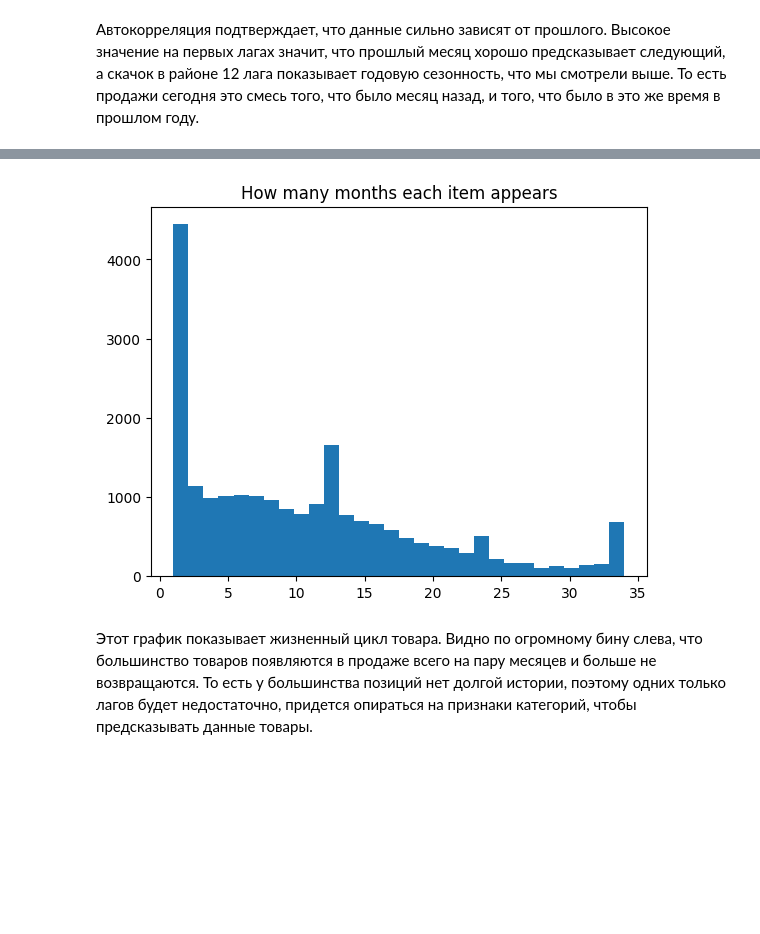
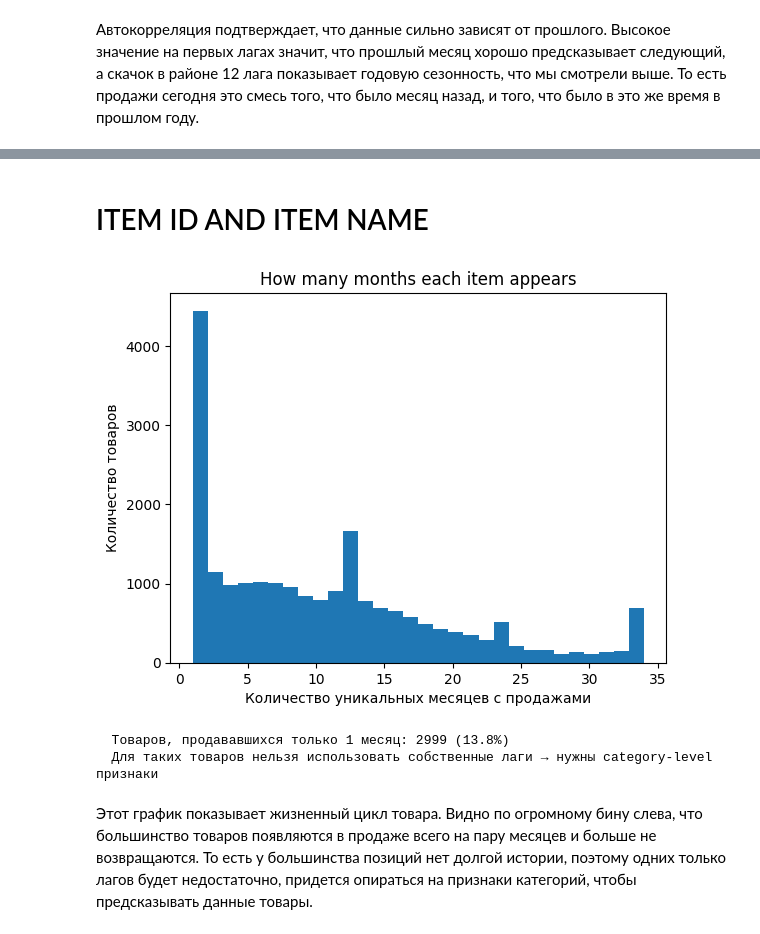
Before and after one commit to tsimafeiherman/internship, a Jupyter notebook: notebooks/eda.ipynb, the cells around one changed output, grey strips where cells are left out. Saved outputs shown, nothing was run; the diff lists cells and outputs as text; code cells hidden in the pictures; blank space fills up the shorter version.

```diff
--- a/notebooks/eda.ipynb
+++ b/notebooks/eda.ipynb
@@ -56,3 +79,27 @@ plt.show()
 [figure]
 # %% [markdown]
 Пики на 11 и 23 месяцах — это декабрьский ажиотаж перед Новым годом. При этом общий тренд идет на спад.Для модели это значит, что месяц и общее падение спроса — самые важные фичи.
+# %%
+train["day_of_week"] = train['date'].dt.day_of_week
+train["day_of_month"] = train['date'].dt.day
+
+daily_sales = train.groupby(train.day_of_week)['item_cnt_day'].sum()
+days = ['Пн', 'Вт', 'Ср', 'Чт', 'Пт', 'Сб', 'Вс']
+
+plt.figure(figsize=(10, 4))
+plt.bar(days, daily_sales, color='steelblue')
+plt.title('Продажи по дням недели', fontsize=14)
+plt.xlabel('День недели', fontsize=12)
+plt.ylabel('Количество проданных товаров', fontsize=12)
+plt.grid(axis='y', alpha=0.3)
+plt.show()
+
+daily_of_month_sales = train.groupby('day_of_month')['item_cnt_day'].sum()
+
+plt.figure(figsize=(14, 5))
+plt.bar(daily_of_month_sales.index, daily_of_month_sales.values, color='steelblue')
+plt.title('Продажи по числам месяца', fontsize=14)
+plt.xlabel('Число месяца', fontsize=12)
+plt.ylabel('Количество проданных товаров', fontsize=12)
+plt.grid(axis='y', alpha=0.3)
+plt.show()
@@ -188,9 +250,21 @@ plt.show()
+# %% [markdown]
+# ITEM ID AND ITEM NAME
 # %%
 items_frequency = train.groupby("item_id").date_block_num.nunique()
 plt.hist(items_frequency, bins=30)
 plt.title("How many months each item appears")
+plt.xlabel('Количество уникальных месяцев с продажами')
+plt.ylabel('Количество товаров')
 plt.show()
 # %% [output]
-[figure, old version]
+[figure, new version]
+# %%
+cold_items = (items_frequency == 1).sum()
+cold_items_percent = cold_items / len(items_frequency) * 100
+print(f"  Товаров, продававшихся только 1 месяц: {cold_items} ({cold_items_percent:.1f}%)")
+print("  Для таких товаров нельзя использовать собственные лаги → нужны category-level признаки")
+# %% [output]
+  Товаров, продававшихся только 1 месяц: 2999 (13.8%)
+  Для таких товаров нельзя использовать собственные лаги → нужны category-level признаки
 # %% [markdown]
 Этот график показывает жизненный цикл товара. Видно по огромному бину слева, что большинство товаров появляются в продаже всего на пару месяцев и больше не возвращаются. То есть у большинства позиций нет долгой истории, поэтому одних только лагов будет недостаточно, придется опираться на признаки категорий, чтобы предсказывать данные товары.
```
Also changed, not shown: parts of 58 cells of this notebook, 5 other files.
